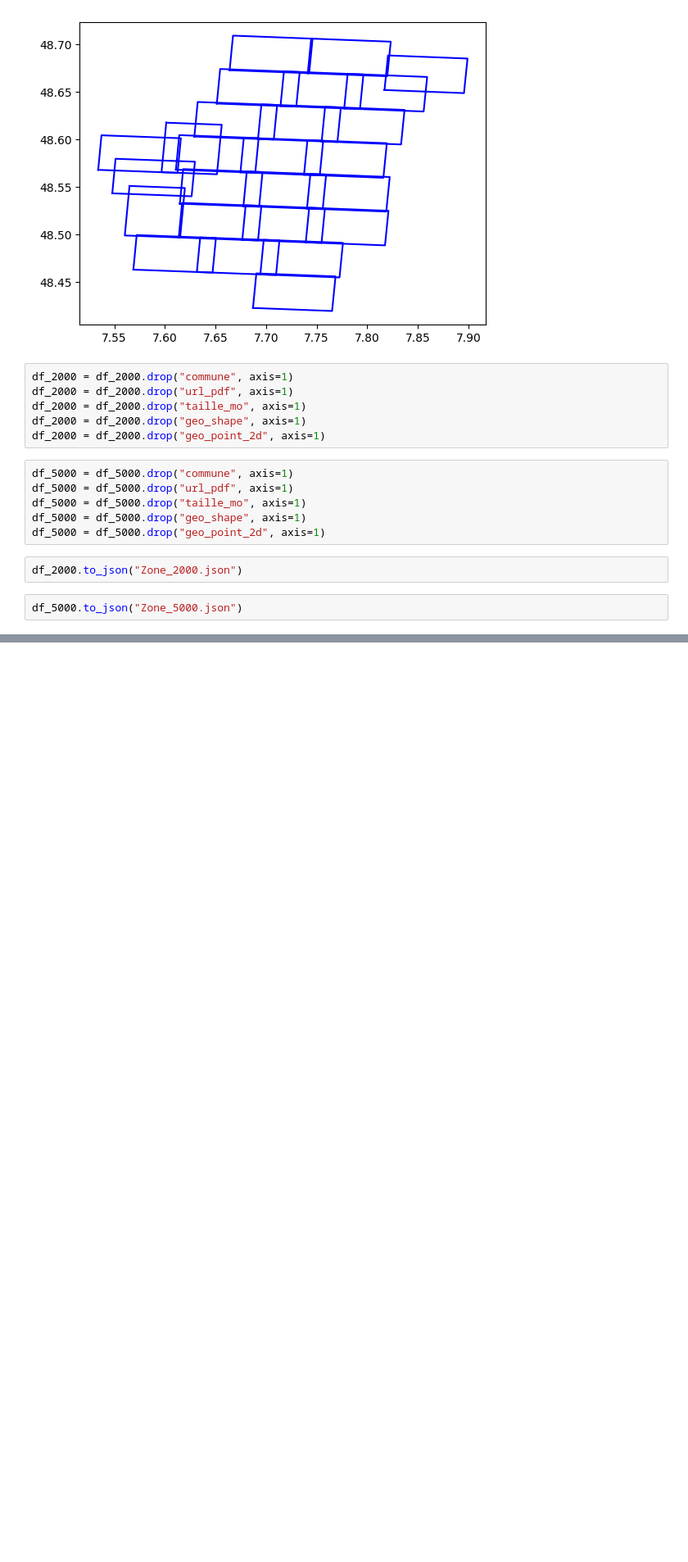
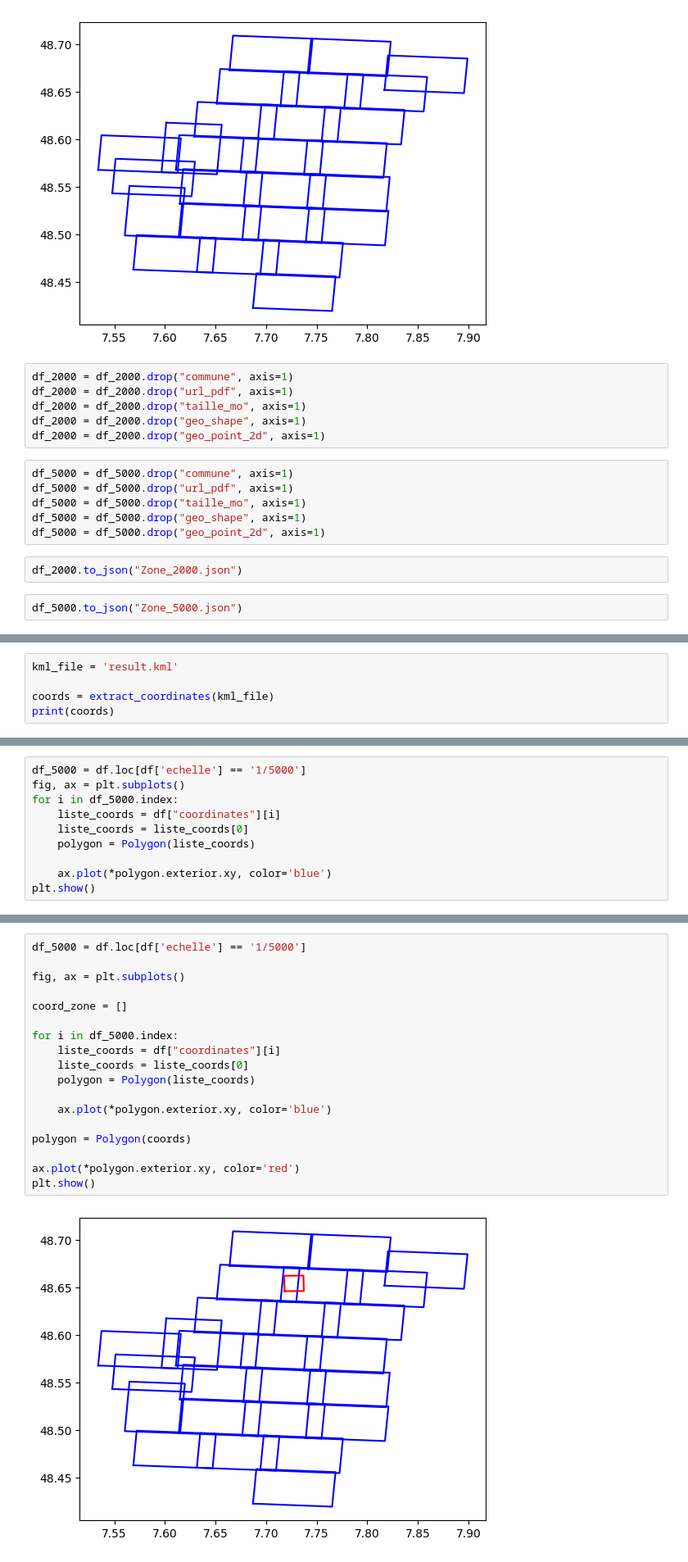
Before and after one commit to MaximeMAIRE/Stage_Representation_of_geographical_objects, a Jupyter notebook: Zone_extract.ipynb, the cells around one changed output, grey strips where cells are left out. Shown: that part at 82% size. Cells and saved outputs as stored; diff of their text form; blank space fills up the shorter version.

```diff
--- a/Zone_extract.ipynb
+++ b/Zone_extract.ipynb
@@ -124,0 +158,5 @@ df_5000.to_json("Zone_5000.json")
+# %%
+kml_file = 'result.kml'
+
+coords = extract_coordinates(kml_file)
+print(coords)
@@ -124,0 +166,10 @@ df_5000.to_json("Zone_5000.json")
+# %%
+df_5000 = df.loc[df['echelle'] == '1/5000']
+fig, ax = plt.subplots()
+for i in df_5000.index:
+    liste_coords = df["coordinates"][i]
+    liste_coords = liste_coords[0]
+    polygon = Polygon(liste_coords)
+
+    ax.plot(*polygon.exterior.xy, color='blue')
+plt.show()
@@ -124,0 +178,20 @@ df_5000.to_json("Zone_5000.json")
+# %%
+df_5000 = df.loc[df['echelle'] == '1/5000']
+
+fig, ax = plt.subplots()
+
+coord_zone = []
+
+for i in df_5000.index:
+    liste_coords = df["coordinates"][i]
+    liste_coords = liste_coords[0]
+    polygon = Polygon(liste_coords)
+
+    ax.plot(*polygon.exterior.xy, color='blue')
+
+polygon = Polygon(coords)
+
+ax.plot(*polygon.exterior.xy, color='red')
+plt.show()
+# %% [output]
+[figure, added]
```
Also changed, not shown: parts of 8 cells of this notebook, 10 other files.
